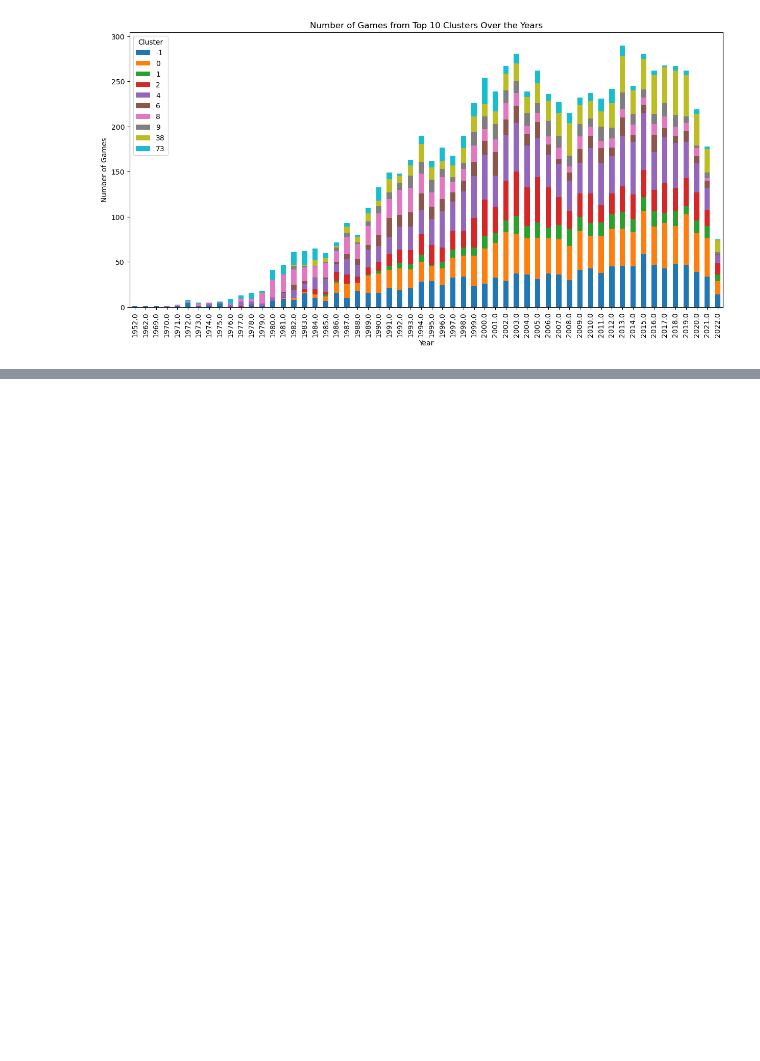
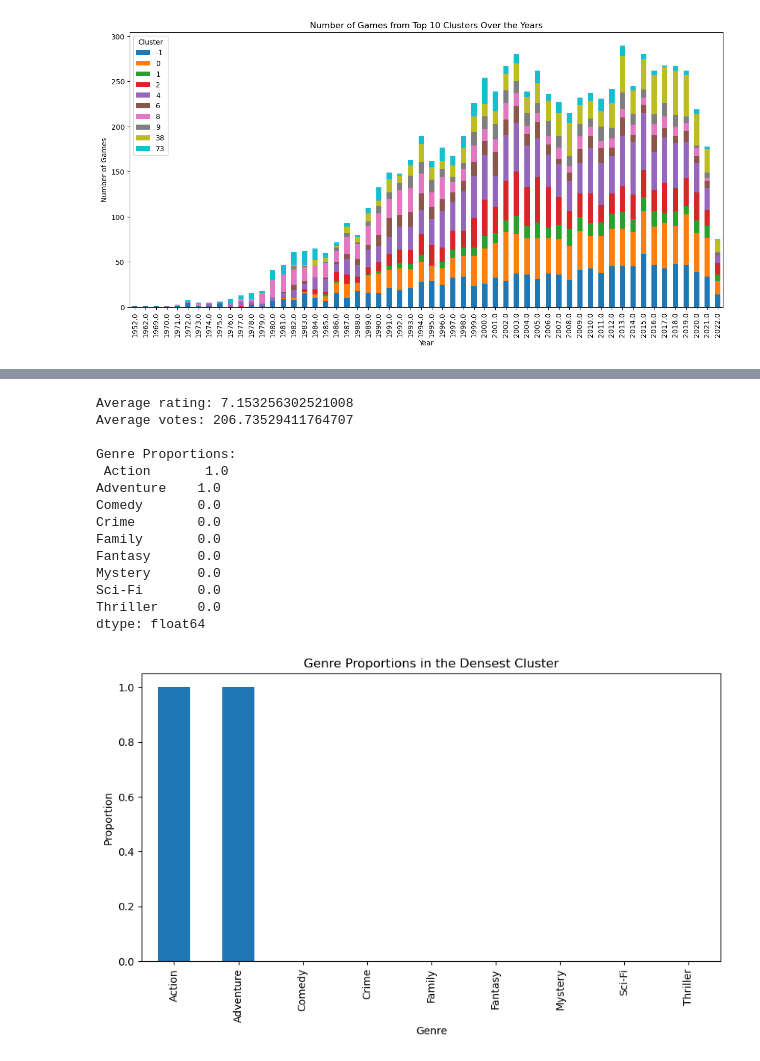
Before and after one commit to jrfloza12/Project4, a Jupyter notebook: Cluster_DBSCAN.ipynb, the cells around one changed output, grey strips where cells are left out. Saved outputs shown, nothing was run; the diff lists cells and outputs as text; code cells hidden in the pictures; blank space fills up the shorter version.

```diff
--- a/Cluster_DBSCAN.ipynb
+++ b/Cluster_DBSCAN.ipynb
@@ -567,0 +710,37 @@ plt.show()
+# %%
+# Filter the dataframe for the densest cluster
+densest_cluster_df = Games_df_84[Games_df_84['Cluster'] == 2]
+
+# Display average rating
+print("Average rating:", densest_cluster_df['rating'].mean())
+
+# Display average votes
+print("Average votes:", densest_cluster_df['votes'].mean())
+
+# Check proportions of genres within this cluster
+genres = ['Action', 'Adventure', 'Comedy', 'Crime', 'Family', 'Fantasy', 'Mystery', 'Sci-Fi', 'Thriller']
+genre_proportions = densest_cluster_df[genres].mean()
+print("\nGenre Proportions:\n", genre_proportions)
+
+# Plotting the genre proportions for the densest cluster
+genre_proportions.plot(kind='bar', figsize=(10,5))
+plt.title('Genre Proportions in the thrid Densest Cluster')
+plt.ylabel('Proportion')
+plt.xlabel('Genre')
+plt.show()
+# %% [output]
+Average rating: 7.153256302521008
+Average votes: 206.73529411764707
+
+Genre Proportions:
+ Action       1.0
+Adventure    1.0
+Comedy       0.0
+Crime        0.0
+Family       0.0
+Fantasy      0.0
+Mystery      0.0
+Sci-Fi       0.0
+Thriller     0.0
+dtype: float64
+[figure, added]
```
Also changed, not shown: parts of 17 cells of this notebook.
